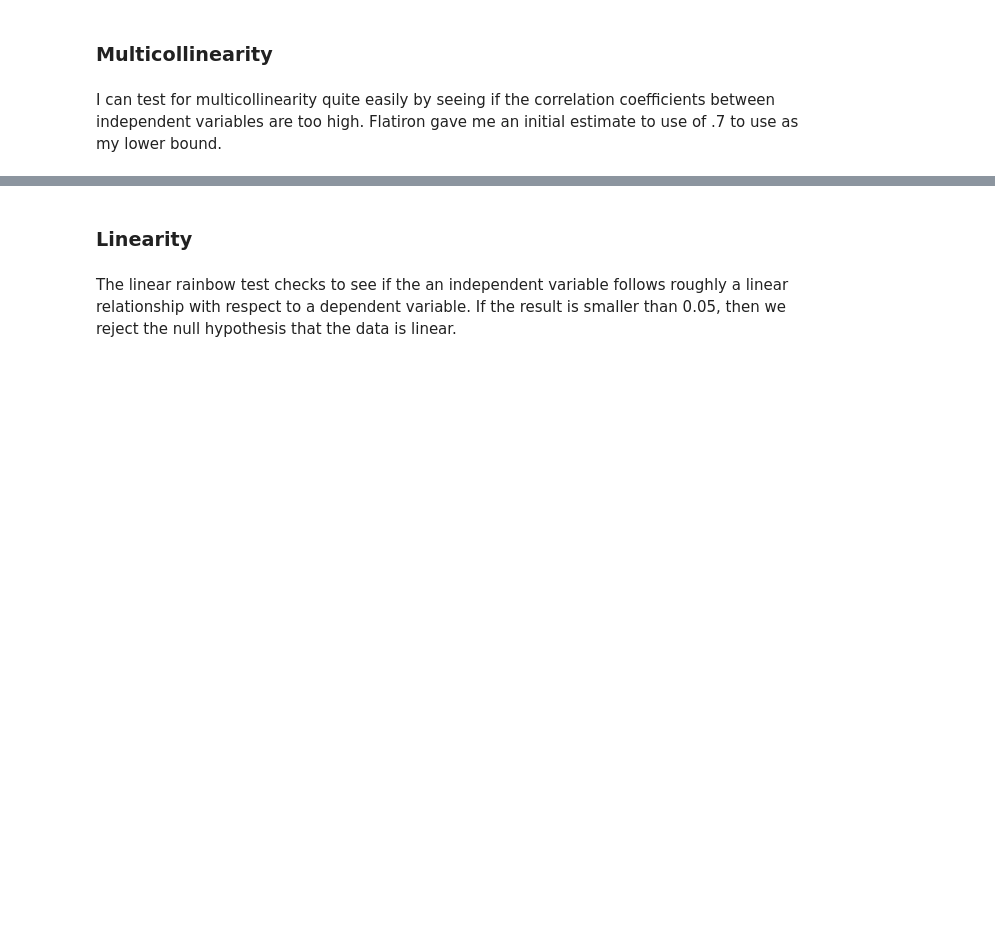
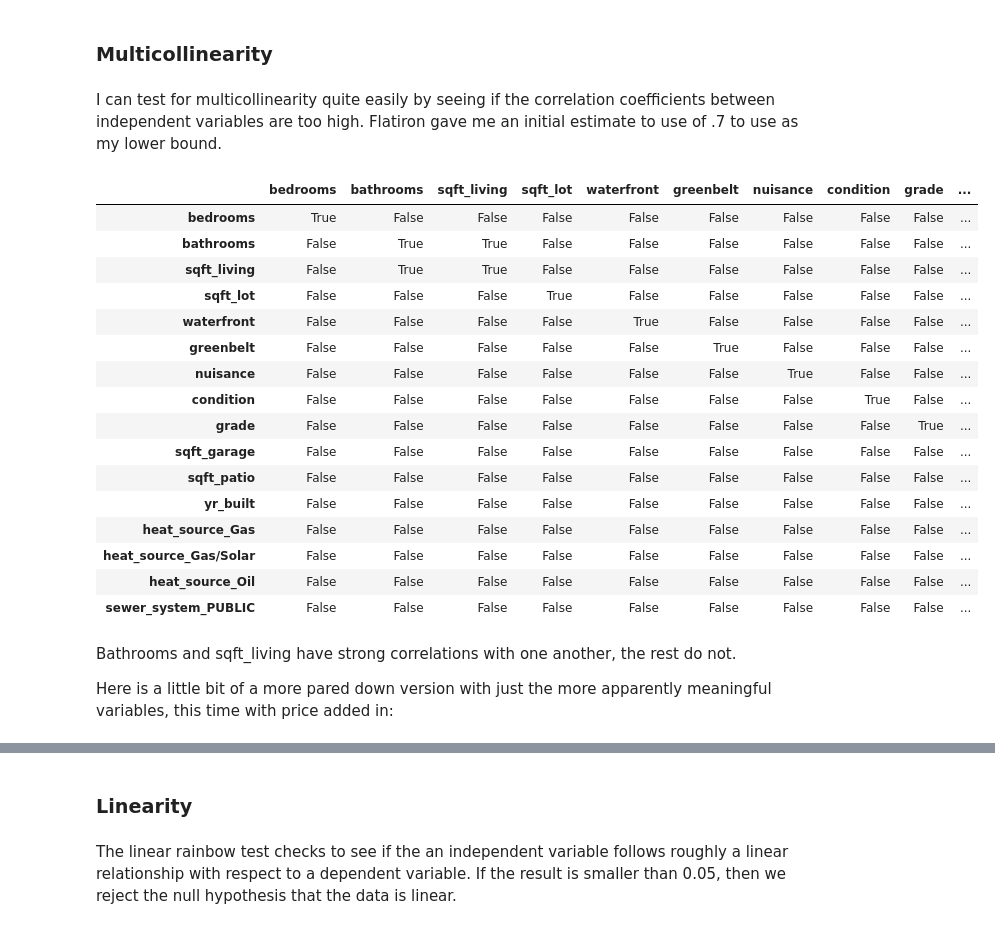
Before and after one commit to FerdinandBeaman/dsc-phase-2-project-v2-5, a Jupyter notebook: student.ipynb, the cells around one changed output, grey strips where cells are left out. Drawn from its saved outputs; the diff is of its cells as text; code cells hidden in the pictures; blank space fills up the shorter version.

```diff
--- a/student.ipynb
+++ b/student.ipynb
@@ -631,4 +693,29 @@ Linear regression analysis assumes several things are true about the data. Those
 ### Multicollinearity
 # %% [markdown]
 I can test for multicollinearity quite easily by seeing if the correlation coefficients between independent variables are too high. Flatiron gave me an initial estimate to use of .7 to use as my lower bound.
+# %%
+data_pred = df[all_x]
+data_pred.corr().abs() >= .7
+# %% [output]
+|  | bedrooms | bathrooms | sqft_living | sqft_lot | waterfront | greenbelt | nuisance | condition | grade | ... |
+| bedrooms | True | False | False | False | False | False | False | False | False | ... |
+| bathrooms | False | True | True | False | False | False | False | False | False | ... |
+| sqft_living | False | True | True | False | False | False | False | False | False | ... |
+| sqft_lot | False | False | False | True | False | False | False | False | False | ... |
+| waterfront | False | False | False | False | True | False | False | False | False | ... |
+| greenbelt | False | False | False | False | False | True | False | False | False | ... |
+| nuisance | False | False | False | False | False | False | True | False | False | ... |
+| condition | False | False | False | False | False | False | False | True | False | ... |
+| grade | False | False | False | False | False | False | False | False | True | ... |
+| sqft_garage | False | False | False | False | False | False | False | False | False | ... |
+| sqft_patio | False | False | False | False | False | False | False | False | False | ... |
+| yr_built | False | False | False | False | False | False | False | False | False | ... |
+| heat_source_Gas | False | False | False | False | False | False | False | False | False | ... |
+| heat_source_Gas/Solar | False | False | False | False | False | False | False | False | False | ... |
+| heat_source_Oil | False | False | False | False | False | False | False | False | False | ... |
+| sewer_system_PUBLIC | False | False | False | False | False | False | False | False | False | ... |
+# %% [markdown]
+Bathrooms and sqft_living have strong correlations with one another, the rest do not.
+
+Here is a little bit of a more pared down version with just the more apparently meaningful variables, this time with price added in:
 # %%
```
Also changed, not shown: parts of 35 cells of this notebook.
